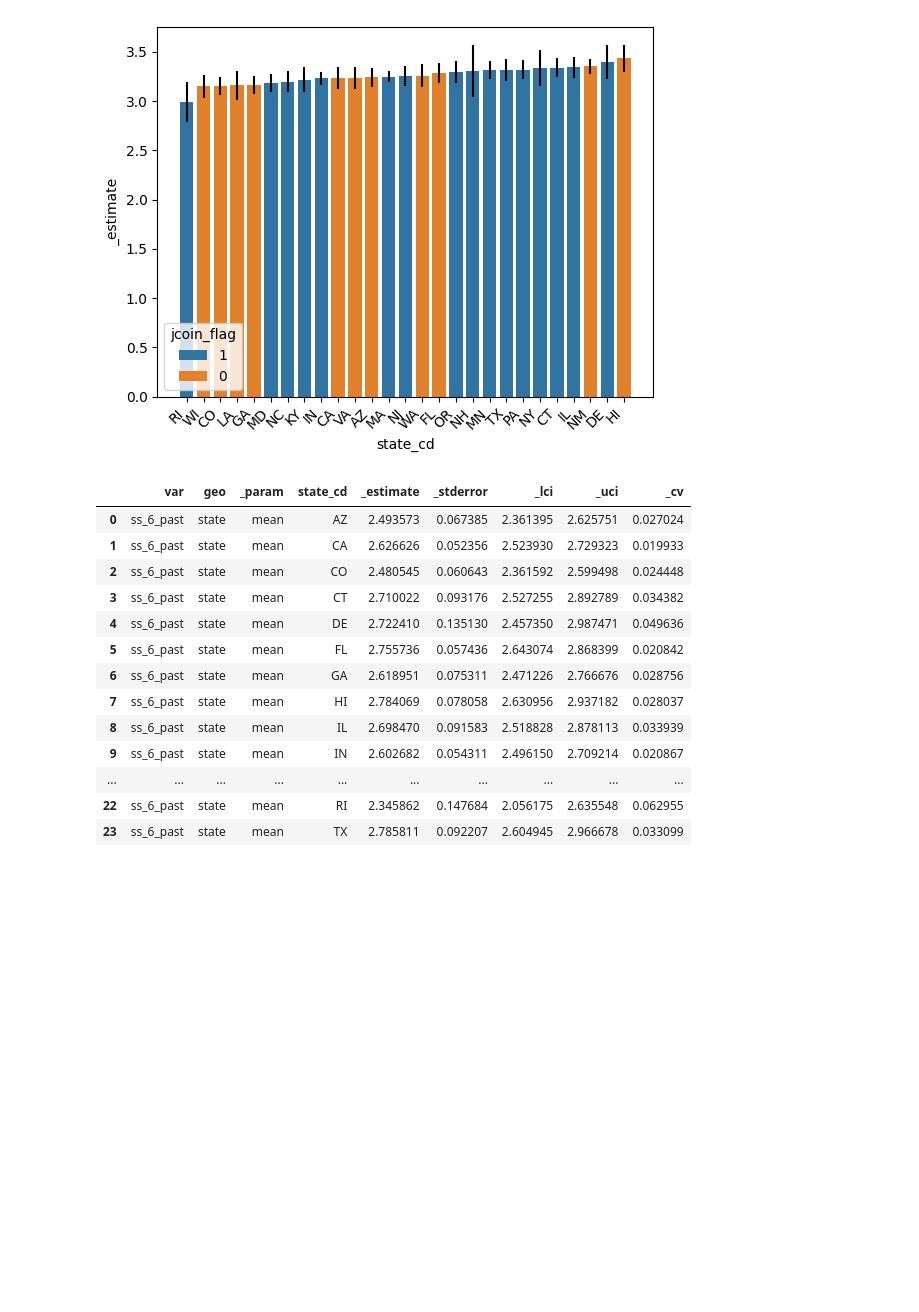
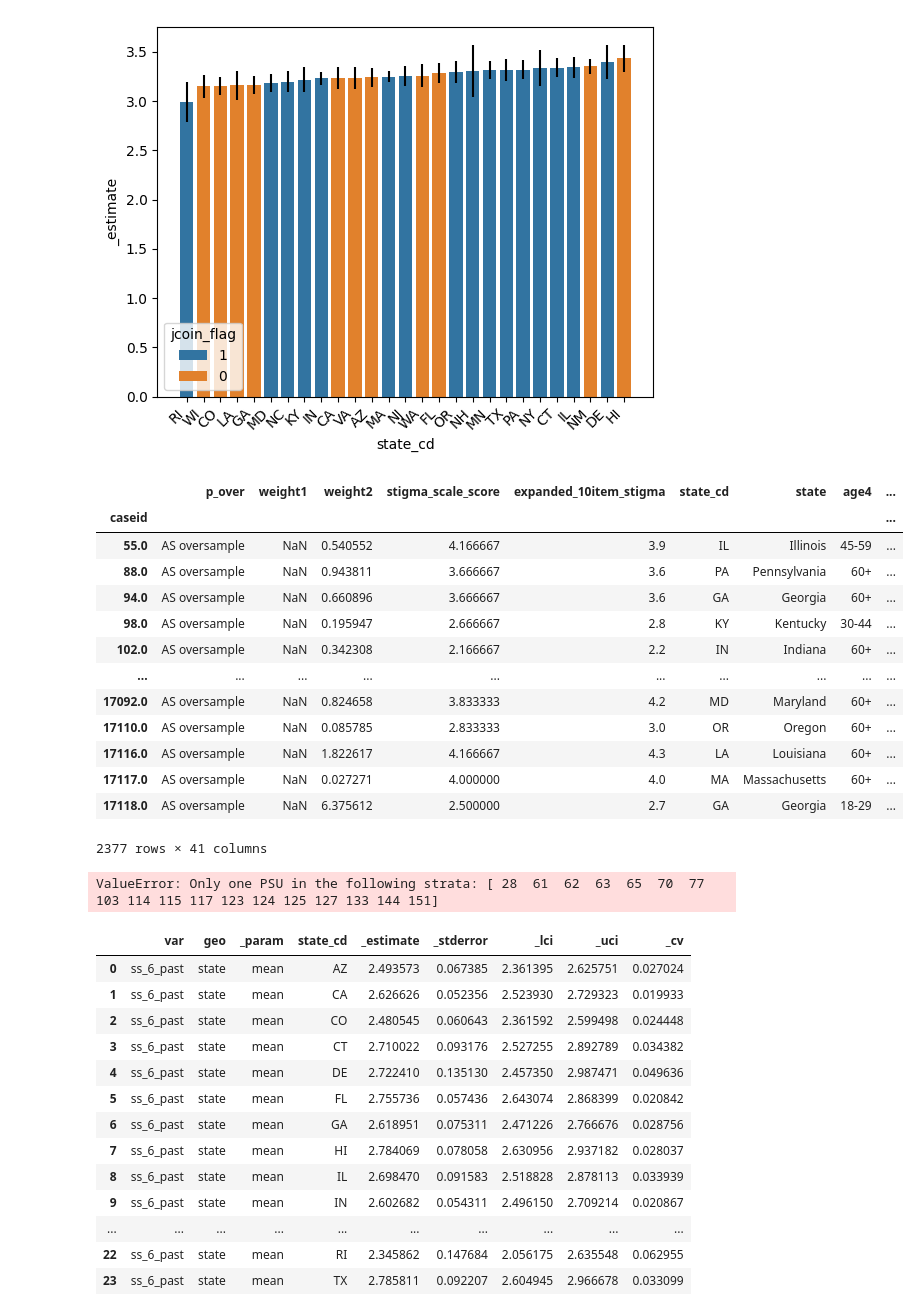
Before and after one commit to haoyucode/stigma-state-lvl, a Jupyter notebook: 2023_09_20_meeting_2.ipynb, the cells around one changed output. Drawn from its saved outputs; the diff is of its cells as text; code cells hidden in the pictures; blank space fills up the shorter version.

Commit message:
tried to add state estimates for strong d only; got one PSU in cluster error because subsetting population

```diff
--- a/2023_09_20_meeting_2.ipynb
+++ b/2023_09_20_meeting_2.ipynb
@@ -1085,6 +1086,49 @@ ax.set_xticklabels(ax.get_xticklabels(),rotation=45,horizontalalignment='right')
  Text(25, 0, 'DE'),
  Text(26, 0, 'HI')]
 [figure]
+# %%
+estimator_df = sub_df_1_as_oversample_states[sub_df_1_as_oversample_states["partyid5_strong_d"] == 1]
+estimator_df
+# %% [output]
+|  | p_over | weight1 | weight2 | stigma_scale_score | expanded_10item_stigma | state_cd | state | age4 | ... |
+| caseid |  |  |  |  |  |  |  |  | ... |
+| 55.0 | AS oversample | NaN | 0.540552 | 4.166667 | 3.9 | IL | Illinois | 45-59 | ... |
+| 88.0 | AS oversample | NaN | 0.943811 | 3.666667 | 3.6 | PA | Pennsylvania | 60+ | ... |
+| 94.0 | AS oversample | NaN | 0.660896 | 3.666667 | 3.6 | GA | Georgia | 60+ | ... |
+| 98.0 | AS oversample | NaN | 0.195947 | 2.666667 | 2.8 | KY | Kentucky | 30-44 | ... |
+| 102.0 | AS oversample | NaN | 0.342308 | 2.166667 | 2.2 | IN | Indiana | 60+ | ... |
+| ... | ... | ... | ... | ... | ... | ... | ... | ... | ... |
+| 17092.0 | AS oversample | NaN | 0.824658 | 3.833333 | 4.2 | MD | Maryland | 60+ | ... |
+| 17110.0 | AS oversample | NaN | 0.085785 | 2.833333 | 3.0 | OR | Oregon | 60+ | ... |
+| 17116.0 | AS oversample | NaN | 1.822617 | 4.166667 | 4.3 | LA | Louisiana | 60+ | ... |
+| 17117.0 | AS oversample | NaN | 0.027271 | 4.000000 | 4.0 | MA | Massachusetts | 60+ | ... |
+| 17118.0 | AS oversample | NaN | 6.375612 | 2.500000 | 2.7 | GA | Georgia | 18-29 | ... |
+2377 rows × 41 columns
+# %%
+
+estimator_df = sub_df_1_as_oversample_states[sub_df_1_as_oversample_states["partyid5_strong_d"] == 1]
+estimator_df
+
+state_estimator_ss_6_strong_d = TaylorEstimator("mean")
+state_estimator_ss_6_strong_d.estimate(
+    y=estimator_df["stigma_scale_score"],
+    samp_weight=estimator_df["weight2"],
+    stratum=estimator_df["vstrat32_corrected"],
+    psu=estimator_df["vpsu32_corrected"],
+    domain=estimator_df["state_cd"]
+)
+#state_mean_estimates = state_estimator.to_dataframe().rename(columns={"_domain":"state_cd","_estimate":"mean"})
+
+state_estimator_ss_6_strong_d_df = state_estimator_ss_6_strong_d.to_dataframe().rename(columns={"_domain":"state_cd"})
+
+
+#sample_estimator_ss_6_current_df.insert(1,"_domain","nation")
+state_estimator_ss_6_strong_d_df.insert(0,"geo","state")
+state_estimator_ss_6_strong_d_df.insert(0,"var","ss_6")
+state_estimator_ss_6_strong_d_df.insert(0,"filter_var","strong_d")
+state_estimator_ss_6_strong_d_df
+# %% [output]
+ValueError: Only one PSU in the following strata: [ 28  61  62  63  65  70  77 103 114 115 117 123 124 125 127 133 144 151]
 # %%
 state_estimator_ss_6_past = TaylorEstimator("mean")
 state_estimator_ss_6_past.estimate(
```
Also changed, not shown: parts of 9 cells of this notebook.
